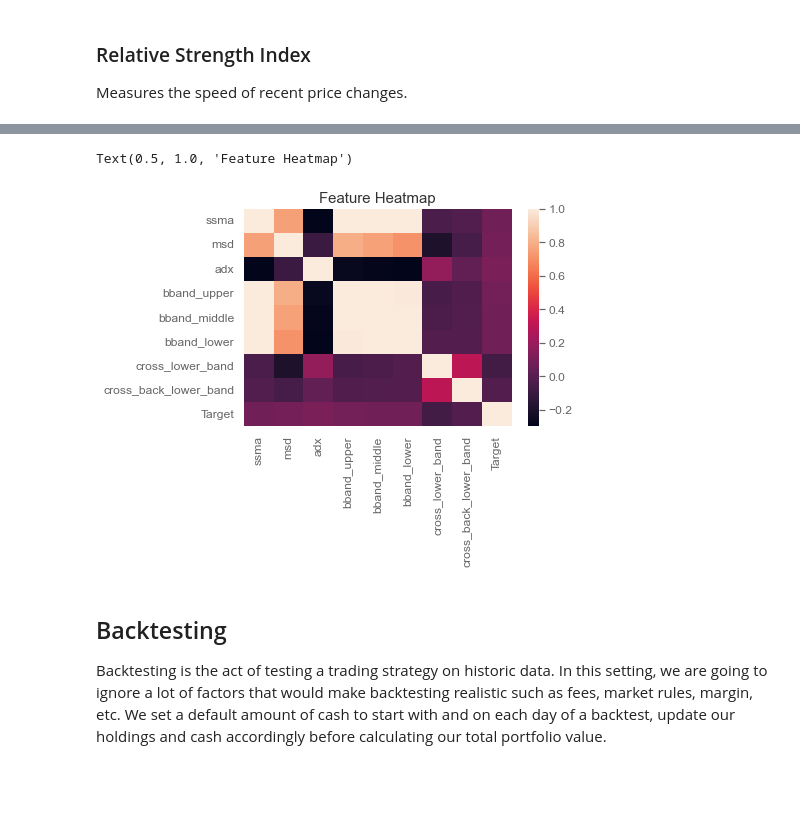
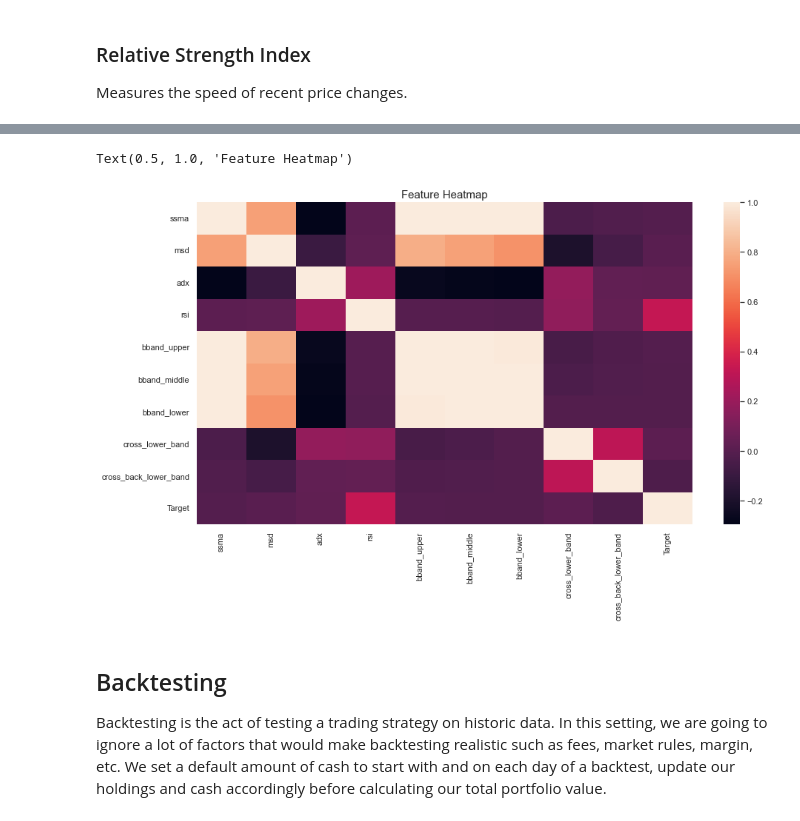
Before and after one commit to ngriffiths13/algo-trading-python-meetup, a Jupyter notebook: AAPL Trading Model.ipynb, the cells around one changed output, grey strips where cells are left out. Cells and saved outputs as stored; diff of their text form; code cells hidden in the pictures; blank space fills up the shorter version.

```diff
--- a/AAPL Trading Model.ipynb
+++ b/AAPL Trading Model.ipynb
@@ -104,6 +105,6 @@ Text(0.5, 1.0, 'Triple Barrier Method')
 # %%
 def triple_barrier_labels(
-    data: pd.Series, n_days: int = 20, upper: float = 0.05, lower: float = 0.05
+    data: pd.Series, n_days: int = 3, upper: float = 0.01, lower: float = 0.01
 ) -> pd.Series:
     labels = []
     index = []
@@ -197,21 +198,22 @@ Text(0.5, 1.0, 'RSI')
 # %%
 features = [
     "ssma",
     "msd",
     "adx",
+    "rsi",
     "bband_upper",
     "bband_middle",
     "bband_lower",
     "cross_lower_band",
     "cross_back_lower_band",
 ]
 data = pd.merge(x, labels, left_index=True, right_index=True)
 corrs = data[features + ["Target"]].corr()
 grid = sns.heatmap(corrs)
 grid.set_title("Feature Heatmap", fontsize=15)
 # %% [output]
 Text(0.5, 1.0, 'Feature Heatmap')
-[figure, old version]
+[figure, new version]
 # %% [markdown]
 ## Backtesting
 Backtesting is the act of testing a trading strategy on historic data. In this setting, we are going to ignore a lot of factors that would make backtesting realistic such as fees, market rules, margin, etc. We set a default amount of cash to start with and on each day of a backtest, update our holdings and cash accordingly before calculating our total portfolio value.
```
Also changed, not shown: parts of 14 cells of this notebook, 6 other files.
